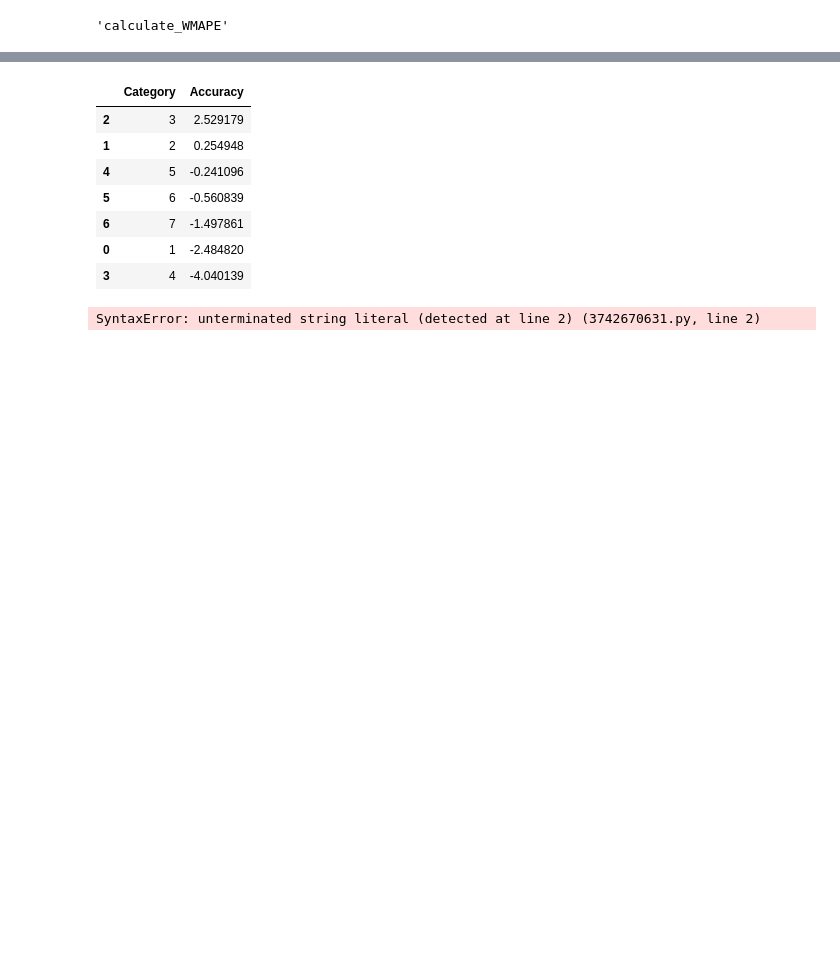
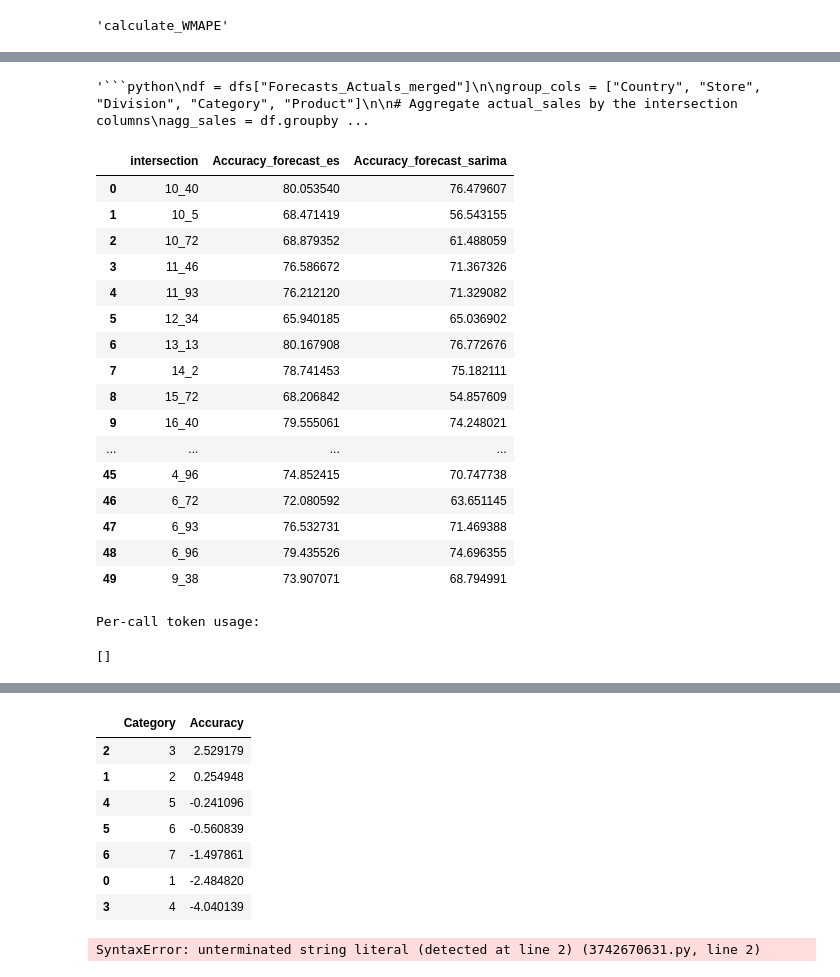
Before and after one commit to pdl-valiance/MLOps_Bot, a Jupyter notebook: test2.ipynb, the cells around one changed output, grey strips where cells are left out. Drawn from its saved outputs; the diff is of its cells as text; code cells hidden in the pictures; blank space fills up the shorter version.

````diff
--- a/test2.ipynb
+++ b/test2.ipynb
@@ -582,0 +1877,24 @@ Agent raw response: {'input': 'Find the Categories with highest Accuracy', 'outp
+# %%
+global_code
+# %% [output]
+'```python\ndf = dfs["Forecasts_Actuals_merged"]\n\ngroup_cols = ["Country", "Store", "Division", "Category", "Product"]\n\n# Aggregate actual_sales by the intersection columns\nagg_sales = df.groupby ...
+# %%
+df_store.get('Accuracy_intersection')['DataFrame']#.sort_values('Accuracy')
+# %% [output]
+|  | intersection | Accuracy_forecast_es | Accuracy_forecast_sarima |
+| 0 | 10_40 | 80.053540 | 76.479607 |
+| 1 | 10_5 | 68.471419 | 56.543155 |
+| 2 | 10_72 | 68.879352 | 61.488059 |
+| 3 | 11_46 | 76.586672 | 71.367326 |
+| 4 | 11_93 | 76.212120 | 71.329082 |
+| 5 | 12_34 | 65.940185 | 65.036902 |
+| 6 | 13_13 | 80.167908 | 76.772676 |
+| 7 | 14_2 | 78.741453 | 75.182111 |
+| 8 | 15_72 | 68.206842 | 54.857609 |
+| 9 | 16_40 | 79.555061 | 74.248021 |
+| ... | ... | ... | ... |
+| 45 | 4_96 | 74.852415 | 70.747738 |
+| 46 | 6_72 | 72.080592 | 63.651145 |
+| 47 | 6_93 | 76.532731 | 71.469388 |
+| 48 | 6_96 | 79.435526 | 74.696355 |
+| 49 | 9_38 | 73.907071 | 68.794991 |
@@ -582,0 +1903,11 @@ Agent raw response: {'input': 'Find the Categories with highest Accuracy', 'outp
+# %%
+
+print("\nPer-call token usage:")
+for i, tokens in enumerate(token_counter.token_counts, 1):
+    print(f"LLM Call {i}: {tokens}")
+# %% [output]
+Per-call token usage:
+# %%
+token_counter.token_counts
+# %% [output]
+[]
````
Also changed, not shown: parts of 39 cells of this notebook.
